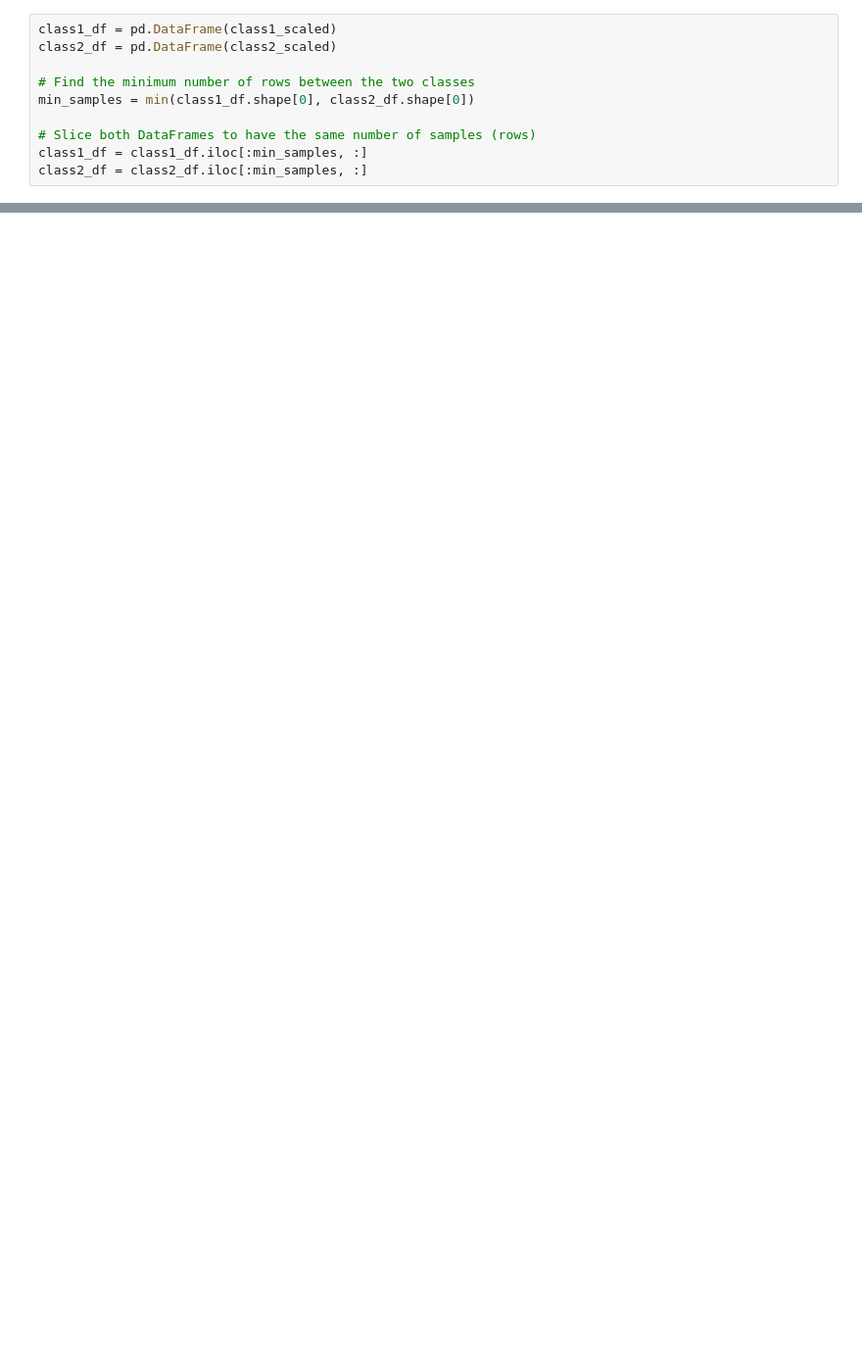
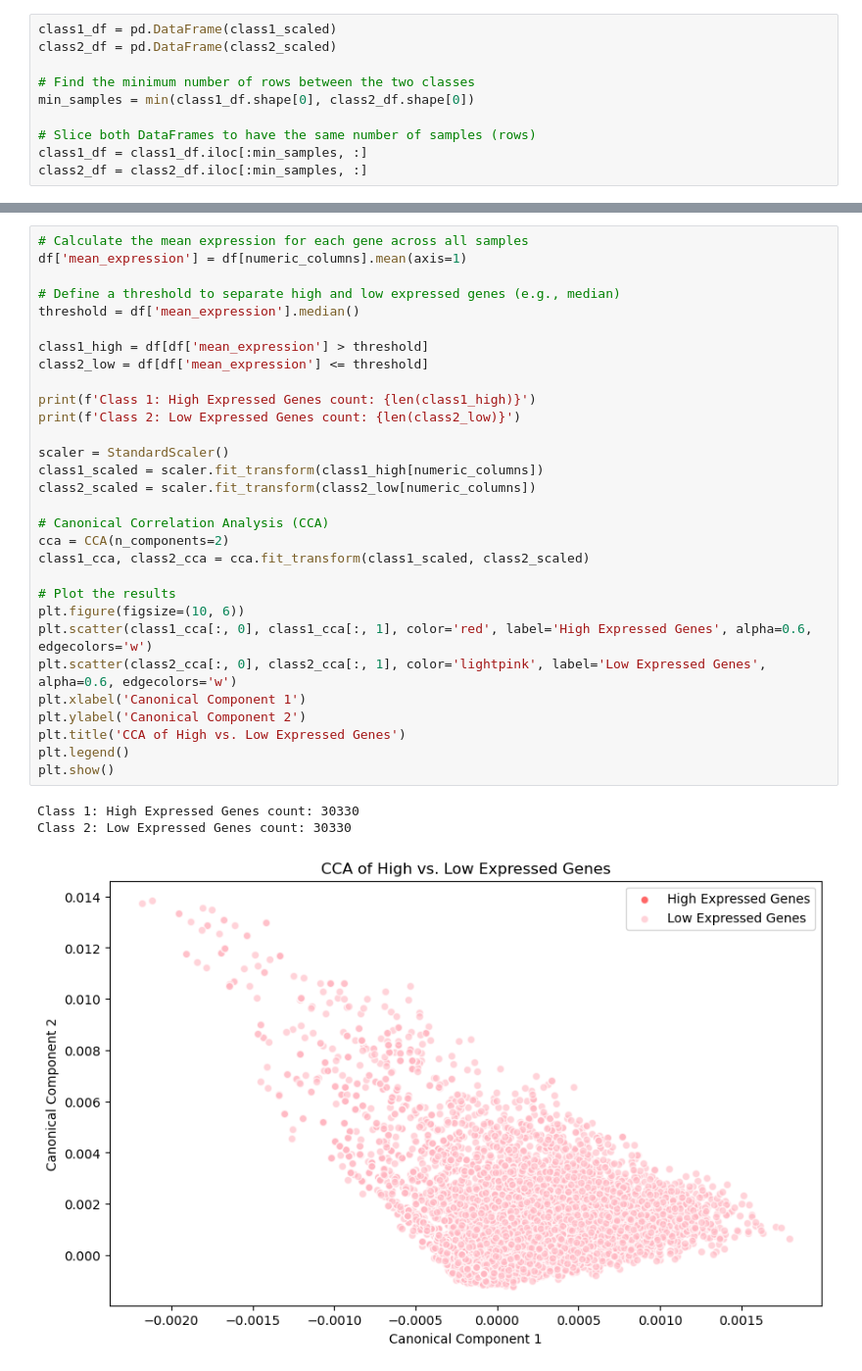
Before and after one commit to anacarsi/ss24_CCA_Reduced_Rank, a Jupyter notebook: src/tcga_cca.ipynb, the cells around one changed output, grey strips where cells are left out. Shown at 98% size. Drawn from its saved outputs; the diff is of its cells as text; blank space fills up the shorter version.

```diff
--- a/src/tcga_cca.ipynb
+++ b/src/tcga_cca.ipynb
@@ -265,0 +301,34 @@ plt.show()
+# %%
+# Calculate the mean expression for each gene across all samples
+df['mean_expression'] = df[numeric_columns].mean(axis=1)
+
+# Define a threshold to separate high and low expressed genes (e.g., median)
+threshold = df['mean_expression'].median()
+
+class1_high = df[df['mean_expression'] > threshold]
+class2_low = df[df['mean_expression'] <= threshold]
+
+print(f'Class 1: High Expressed Genes count: {len(class1_high)}')
+print(f'Class 2: Low Expressed Genes count: {len(class2_low)}')
+
+scaler = StandardScaler()
+class1_scaled = scaler.fit_transform(class1_high[numeric_columns])
+class2_scaled = scaler.fit_transform(class2_low[numeric_columns])
+
+# Canonical Correlation Analysis (CCA)
+cca = CCA(n_components=2)
+class1_cca, class2_cca = cca.fit_transform(class1_scaled, class2_scaled)
+
+# Plot the results
+plt.figure(figsize=(10, 6))
+plt.scatter(class1_cca[:, 0], class1_cca[:, 1], color='red', label='High Expressed Genes', alpha=0.6, edgecolors='w')
+plt.scatter(class2_cca[:, 0], class2_cca[:, 1], color='lightpink', label='Low Expressed Genes', alpha=0.6, edgecolors='w')
+plt.xlabel('Canonical Component 1')
+plt.ylabel('Canonical Component 2')
+plt.title('CCA of High vs. Low Expressed Genes')
+plt.legend()
+plt.show()
+# %% [output]
+Class 1: High Expressed Genes count: 30330
+Class 2: Low Expressed Genes count: 30330
+[figure, added]
```
Also changed, not shown: parts of 26 cells of this notebook.
